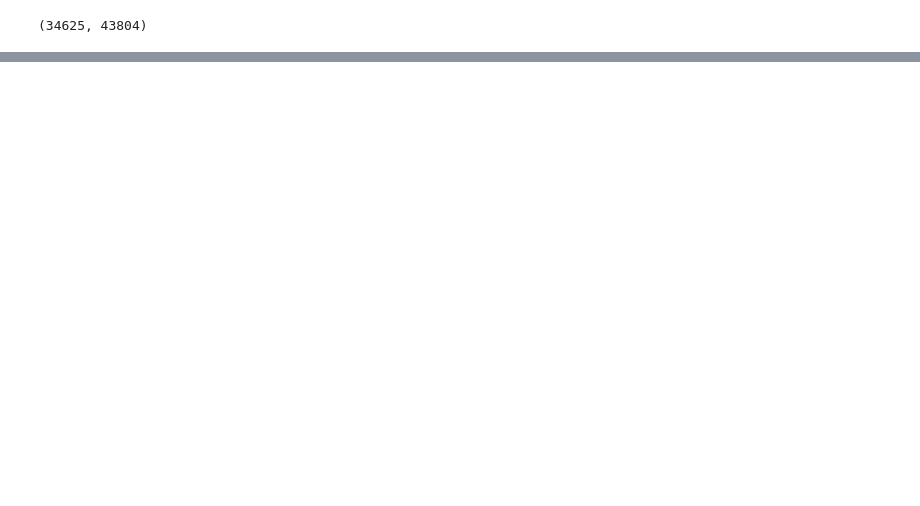
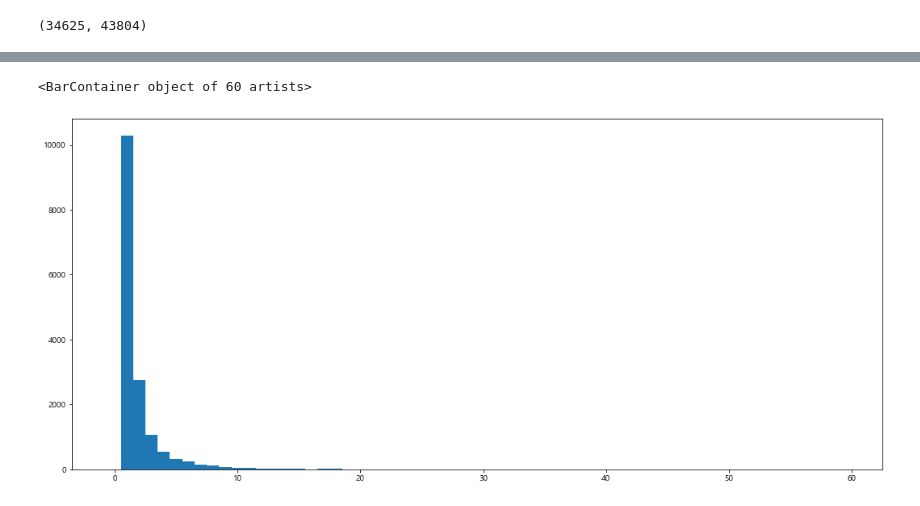
Before and after one commit to github4xyz/YGL_News_SA, a Jupyter notebook: 0720_NLP SA NaverNews - Feature Engineering.ipynb, the cells around one changed output, grey strips where cells are left out. Drawn from its saved outputs; the diff is of its cells as text; code cells hidden in the pictures; blank space fills up the shorter version.

```diff
--- a/0720_NLP SA NaverNews - Feature Engineering.ipynb
+++ b/0720_NLP SA NaverNews - Feature Engineering.ipynb
@@ -311,0 +322,11 @@ plt.show()
+# %%
+down_words_c = np.zeros((60), dtype=np.int)
+
+for sen in [item[1] for item in temp_down]:
+  down_words_c[int(sen)] += 1
+
+f, ax = plt.subplots(figsize=(18,8))
+plt.bar(range(60), down_words_c, width=1.0)
+# %% [output]
+<BarContainer object of 60 artists>
+[figure, added]
```
Also changed, not shown: parts of 20 cells of this notebook, 18 other files.
